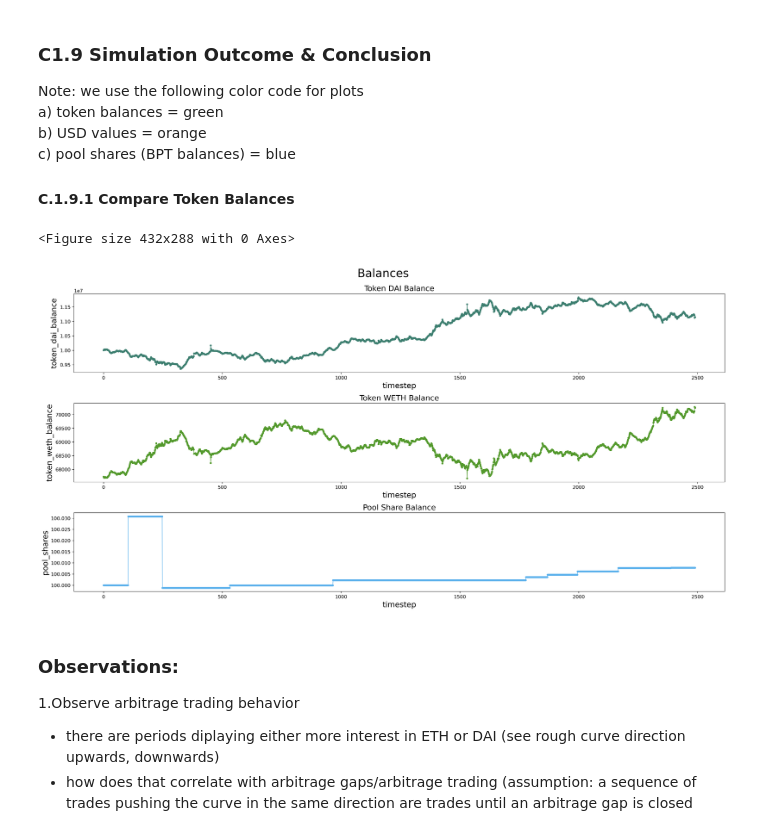
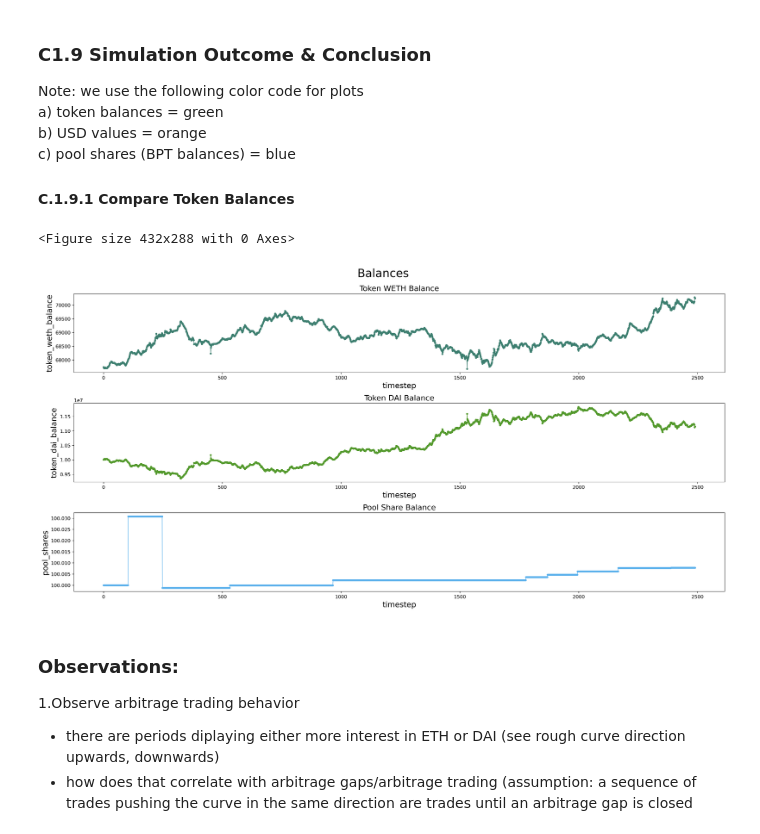
Before and after one commit to TokenEngineeringCommunity/BalancerPools_Model, a Jupyter notebook: BalancerAMM-v013.ipynb, the cells around one changed output. Saved outputs shown, nothing was run; the diff lists cells and outputs as text; code cells hidden in the pictures.

```diff
--- a/BalancerAMM-v013.ipynb
+++ b/BalancerAMM-v013.ipynb
@@ -280,34 +281,34 @@ import matplotlib.dates as mdates
 # %%
 #USE VALUES DIRECTLY FROM DATAFRAME ZERO (p_df)
 
 x = p_df['timestep'] #change to datetime, solve processing issue
-y1 = p_df['token_dai_balance']
-y2 = p_df['token_weth_balance']
+y1 = p_df['token_weth_balance']
+y2 = p_df['token_dai_balance']
 y3 = p_df['pool_shares']
 
 plt.figure()
 fig, axs = plt.subplots(figsize=(20,10), dpi=300, ncols=1, nrows=3, constrained_layout=True)
 fig.suptitle('Balances', fontsize=24)
 axs[0].plot(x, y1, linewidth=1, marker=".", color="#3C7E6F")
-axs[0].set_title('Token DAI Balance', fontsize=16)
+axs[0].set_title('Token WETH Balance', fontsize=16)
 axs[0].set_xlabel('timestep', fontsize=16)
-axs[0].set_ylabel('token_dai_balance', fontsize=16)
+axs[0].set_ylabel('token_weth_balance', fontsize=16)
 
 axs[1].plot(x, y2, linewidth=1, marker=".", color="#53992C")
-axs[1].set_title('Token WETH Balance', fontsize=16)
+axs[1].set_title('Token DAI Balance', fontsize=16)
 axs[1].set_xlabel('timestep', fontsize=16)
-axs[1].set_ylabel('token_weth_balance', fontsize=16)
+axs[1].set_ylabel('token_dai_balance', fontsize=16)
 
 axs[2].plot(x, y3, linewidth=1, marker=".", color="#5CB1EC")
 axs[2].set_title('Pool Share Balance', fontsize=16)
 axs[2].set_xlabel('timestep', fontsize=16)
 axs[2].set_ylabel('pool_shares', fontsize=16)
 
 
 plt.show()
 # %% [output]
 <Figure size 432x288 with 0 Axes>
-[figure, old version]
+[figure, new version]
 # %% [markdown]
 ### Observations:
 
```
Also changed, not shown: parts of 3 cells of this notebook.
